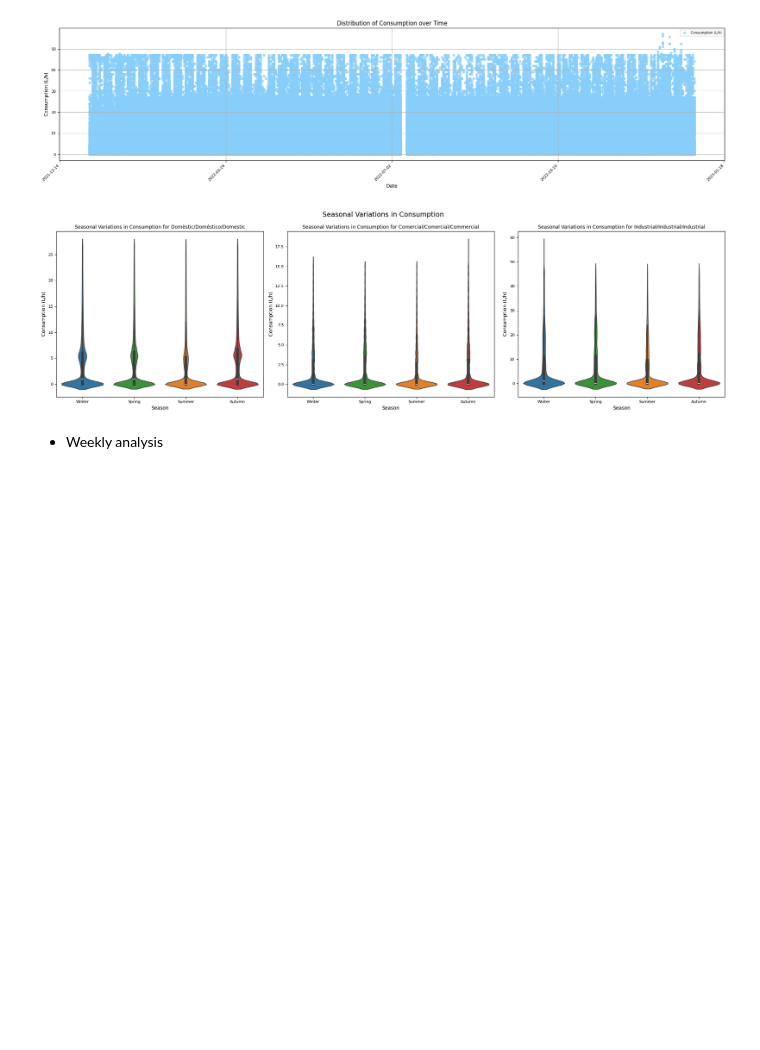
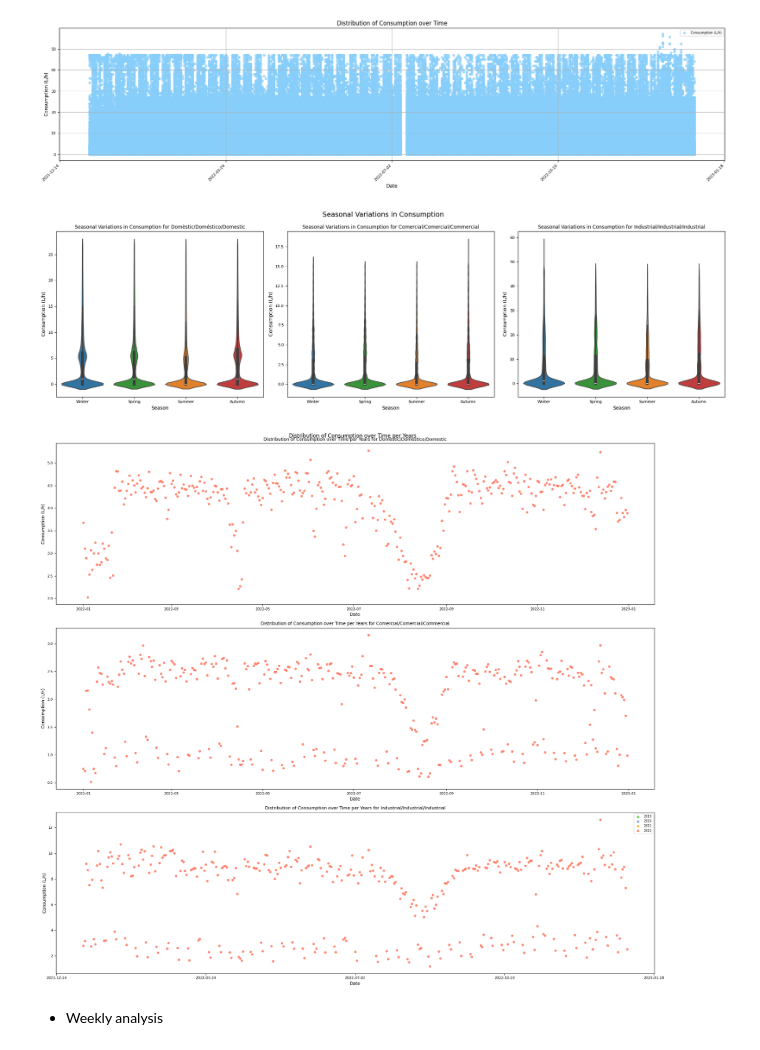
Before and after one commit to edithruizz/TFG, a Jupyter notebook: Python_Notebooks/dataset2_v2.ipynb, the cells around one changed output. Cells and saved outputs as stored; diff of their text form; code cells hidden in the pictures; blank space fills up the shorter version.

```diff
--- a/Python_Notebooks/dataset2_v2.ipynb
+++ b/Python_Notebooks/dataset2_v2.ipynb
@@ -1330,6 +1330,56 @@ plt.tight_layout()
 plt.show()
 # %% [output]
 [figure]
+# %%
+# Normalized Consumption Per Year Scatter Plot
+df_sorted = dataset2_filtered.sort_values(by='Date')
+
+use_cases = ['Domèstic/Doméstico/Domestic', 'Comercial/Comercial/Commercial', 'Industrial/Industrial/Industrial']
+num_plots = len(use_cases)
+num_columns = 1
+num_rows = 3
+
+fig, axes = plt.subplots(num_rows, num_columns, figsize=(20, num_rows * 6))
+axes = axes.flatten()
+
+for i, use_case in enumerate(use_cases):
+    iteration_dataset = df_sorted[df_sorted['Use'] == use_case].copy()
+
+    df_2019 = iteration_dataset[iteration_dataset['Year'] == 2019]
+    df_2019 = df_2019.groupby(['Date', 'Use'])['Consumption (L/h)'].mean().reset_index()
+
+    df_2020 = iteration_dataset[iteration_dataset['Year'] == 2020]
+    df_2020 = df_2020.groupby(['Date', 'Use'])['Consumption (L/h)'].mean().reset_index()
+
+    df_2021 = iteration_dataset[iteration_dataset['Year'] == 2021]
+    df_2021 = df_2021.groupby(['Date', 'Use'])['Consumption (L/h)'].mean().reset_index()
+
+    df_2022 = iteration_dataset[iteration_dataset['Year'] == 2022]
+    df_2022 = df_2022.groupby(['Date', 'Use'])['Consumption (L/h)'].mean().reset_index()
+
+    axes[i].scatter(df_2019["Date"], df_2019["Consumption (L/h)"], color='limegreen',  marker='o', s=20, alpha=0.7, label='2019')
+    axes[i].scatter(df_2020["Date"], df_2020["Consumption (L/h)"], color='cornflowerblue',  marker='o', s=20, alpha=0.7, label='2020')
+    axes[i].scatter(df_2021["Date"], df_2021["Consumption (L/h)"], color='orange',  marker='o', s=20, alpha=0.7, label='2021')
+    axes[i].scatter(df_2022["Date"], df_2022["Consumption (L/h)"], color='tomato',  marker='o', s=20, alpha=0.7, label='2022')
+
+    axes[i].set_title(f'Distribution of Consumption over Time per Years for {use_case}', fontsize=10)
+    axes[i].set_xlabel("Date", fontsize=10)
+    axes[i].set_ylabel("Consumption (L/h)", fontsize=10)
+    axes[i].tick_params(axis='x', labelsize=8)
+    axes[i].tick_params(axis='y', labelsize=8)
+
+# Hide any unused subplots if the number of use cases is not a multiple of num_columns
+for j in range(i + 1, num_rows * num_columns):
+    fig.delaxes(axes[j])
+
+fig.suptitle("Distribution of Consumption over Time per Years", fontsize=12)
+plt.legend(fontsize=7)
+tick_frequency = 100
+plt.gca().xaxis.set_major_locator(mdates.DayLocator(interval=tick_frequency))
+plt.tight_layout()
+plt.show()
+# %% [output]
+[figure, added]
 # %% [markdown]
 - Weekly analysis
 # %%
```
Also changed, not shown: parts of 2 cells of this notebook, 1 other file.
